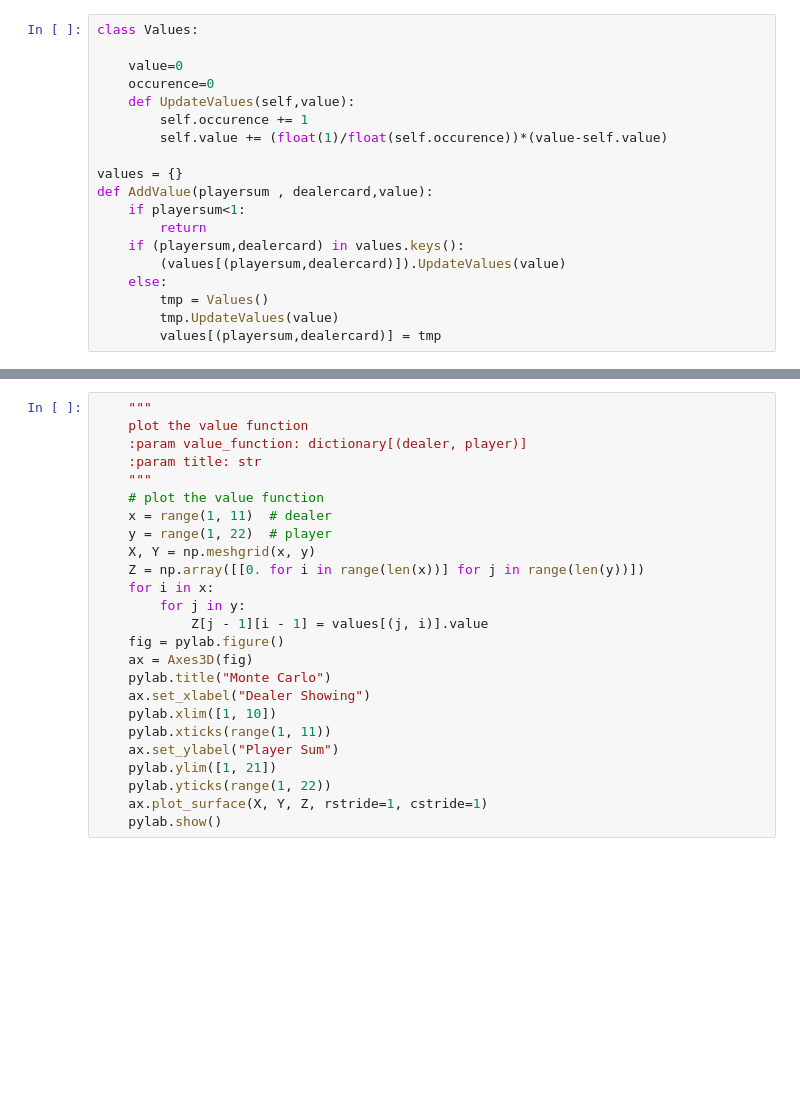
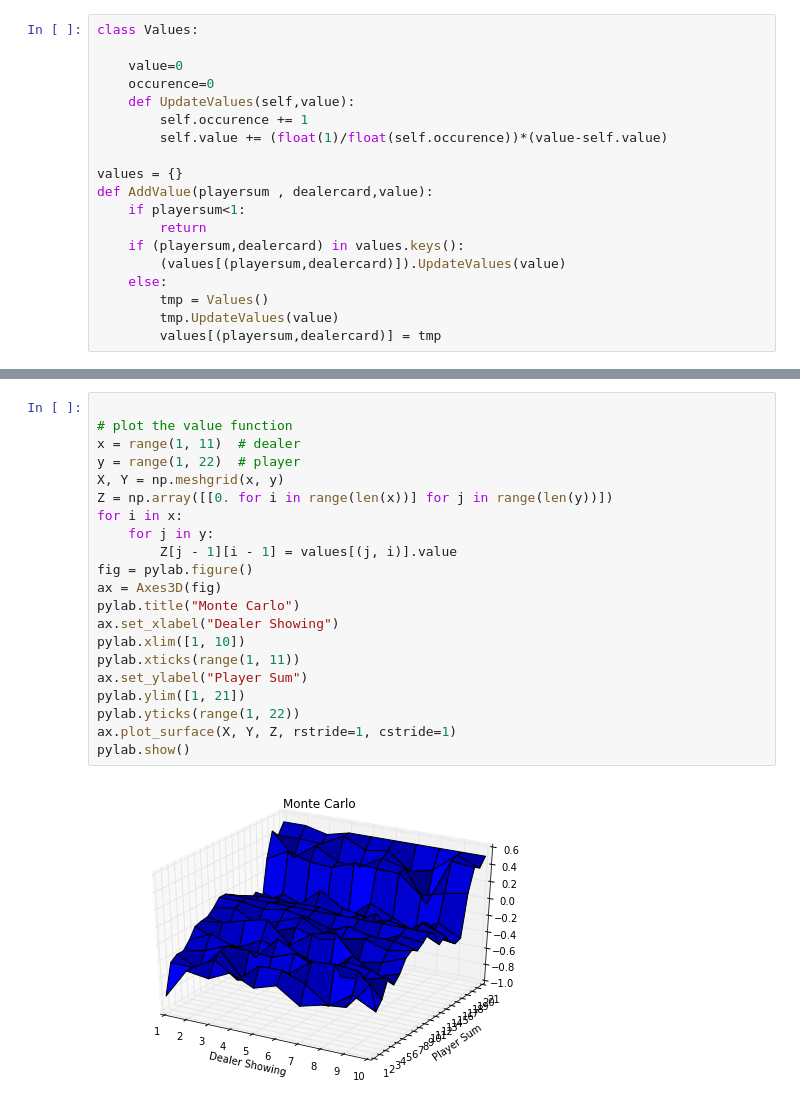
Before and after one commit to aqeel13932/RL-ML, a Jupyter notebook: hw3/Environment.ipynb, the cells around one changed output, grey strips where cells are left out. Cells and saved outputs as stored; diff of their text form; blank space fills up the shorter version.

```diff
--- a/hw3/Environment.ipynb
+++ b/hw3/Environment.ipynb
@@ -102,25 +195,23 @@ def AddValue(playersum , dealercard,value):
 # %%
-    """
-    plot the value function
-    :param value_function: dictionary[(dealer, player)]
-    :param title: str
-    """
-    # plot the value function
-    x = range(1, 11)  # dealer
-    y = range(1, 22)  # player
-    X, Y = np.meshgrid(x, y)
-    Z = np.array([[0. for i in range(len(x))] for j in range(len(y))])
-    for i in x:
-        for j in y:
-            Z[j - 1][i - 1] = values[(j, i)].value
-    fig = pylab.figure()
-    ax = Axes3D(fig)
-    pylab.title("Monte Carlo")
-    ax.set_xlabel("Dealer Showing")
-    pylab.xlim([1, 10])
-    pylab.xticks(range(1, 11))
-    ax.set_ylabel("Player Sum")
-    pylab.ylim([1, 21])
-    pylab.yticks(range(1, 22))
-    ax.plot_surface(X, Y, Z, rstride=1, cstride=1)
-    pylab.show()
+
+# plot the value function
+x = range(1, 11)  # dealer
+y = range(1, 22)  # player
+X, Y = np.meshgrid(x, y)
+Z = np.array([[0. for i in range(len(x))] for j in range(len(y))])
+for i in x:
+    for j in y:
+        Z[j - 1][i - 1] = values[(j, i)].value
+fig = pylab.figure()
+ax = Axes3D(fig)
+pylab.title("Monte Carlo")
+ax.set_xlabel("Dealer Showing")
+pylab.xlim([1, 10])
+pylab.xticks(range(1, 11))
+ax.set_ylabel("Player Sum")
+pylab.ylim([1, 21])
+pylab.yticks(range(1, 22))
+ax.plot_surface(X, Y, Z, rstride=1, cstride=1)
+pylab.show()
+# %% [output]
+[figure, added]
```
Also changed, not shown: parts of 2 cells of this notebook.
